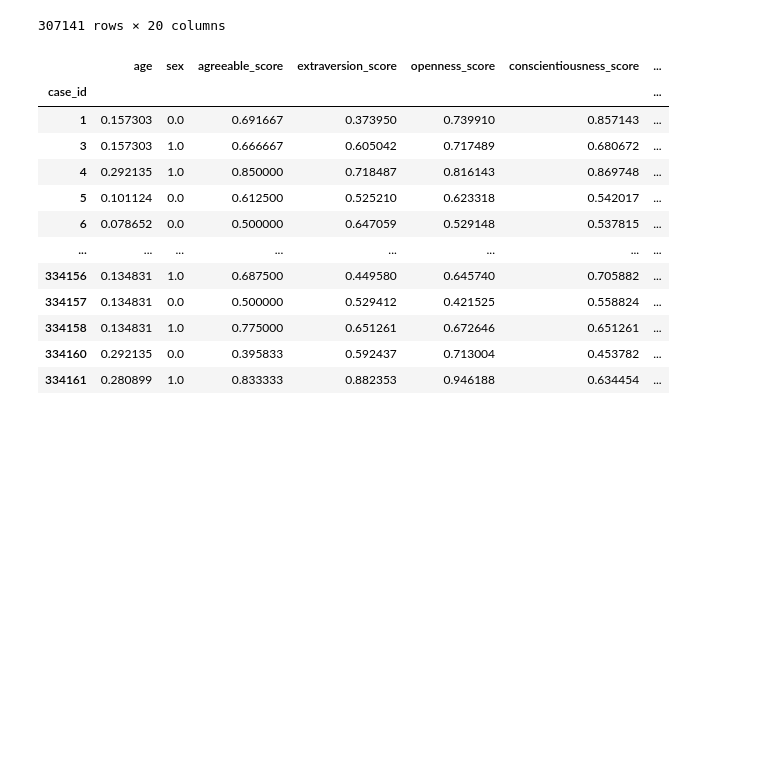
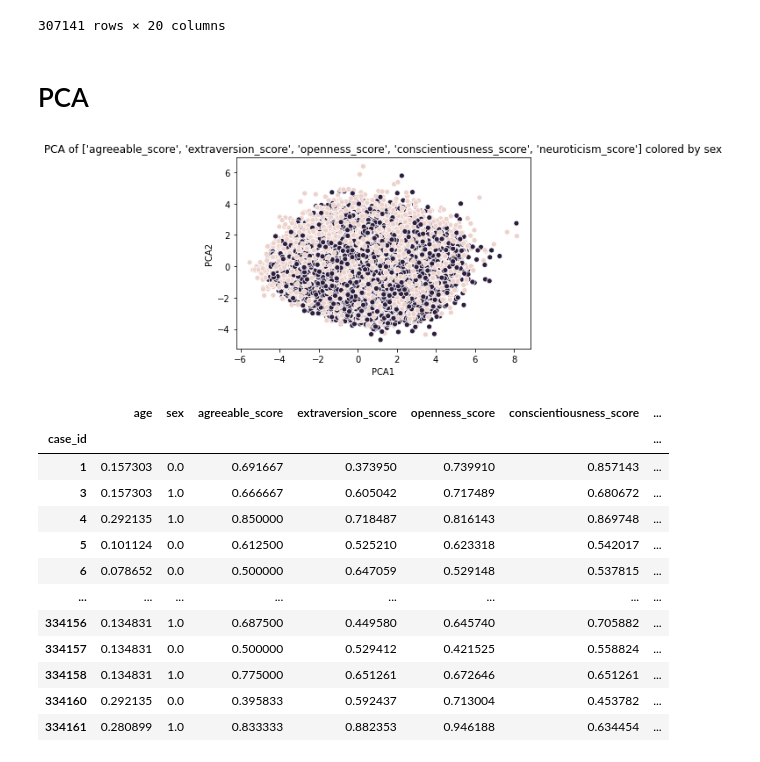
Before and after one commit to efratkohen/Big_five, a Jupyter notebook: Big Five - preprocessing.ipynb, the cells around one changed output. Drawn from its saved outputs; the diff is of its cells as text; code cells hidden in the pictures; blank space fills up the shorter version.

```diff
--- a/Big Five - preprocessing.ipynb
+++ b/Big Five - preprocessing.ipynb
@@ -169,6 +171,44 @@ data_country
 | 334160 | 36 | 1 | 0.516667 | 0.670000 | 0.783333 | 0.566667 | ... |
 | 334161 | 35 | 2 | 0.866667 | 0.900000 | 0.956667 | 0.710000 | ... |
 307141 rows × 20 columns
+# %% [markdown]
+# PCA
+# %%
+Personality_Traits_list = ['agreeable_score', 'extraversion_score', 'openness_score', 'conscientiousness_score', 'neuroticism_score']
+# %%
+def pca_plot(data: pd.DataFrame, features: list, color_col: str ="sex"):
+    """
+    Plots the PCA as desired.
+
+    Parameters
+    ---------
+    data: pd.DataFrame
+    features: list
+        Features's list that we would like to reduce dimension
+    ax_i: plt.axes
+    color_col: str
+        name of column to color the dots by.
+    """
+    x_only = data_country[features]
+
+    pca_model = make_pipeline(StandardScaler(), PCA(n_components=2))
+    pca_model.fit(x_only)
+
+    X_2D = pca_model.transform(x_only)
+    pca_dict = dict(PCA1=X_2D[:, 0], PCA2=X_2D[:, 1])
+    pca_results = pd.DataFrame(pca_dict)
+
+    color_series = data.loc[:, (color_col)].reset_index(drop=True)
+
+    pca_results["color"] = color_series
+
+    g = sns.scatterplot(data=pca_results, x="PCA1", y="PCA2", hue="color")
+    g.legend_.remove()
+    g.set(title=f"PCA of {features} colored by {color_col}")
+# %%
+_=pca_plot(data_country, Personality_Traits_list)
+# %% [output]
+[figure, added]
 # %%
 #Normalize features
 scaler = MinMaxScaler()
```
Also changed, not shown: parts of 1 cell of this notebook.
